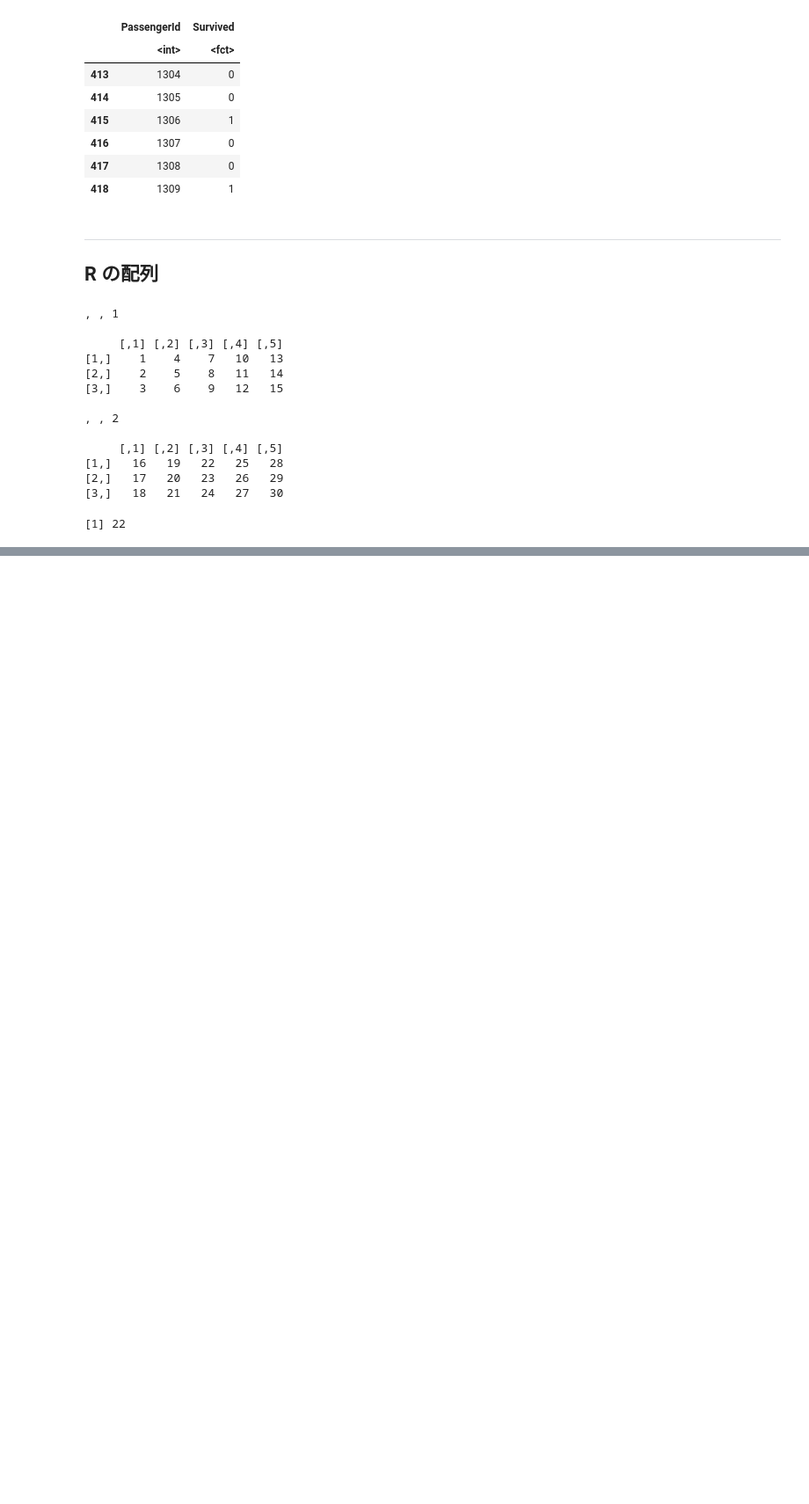
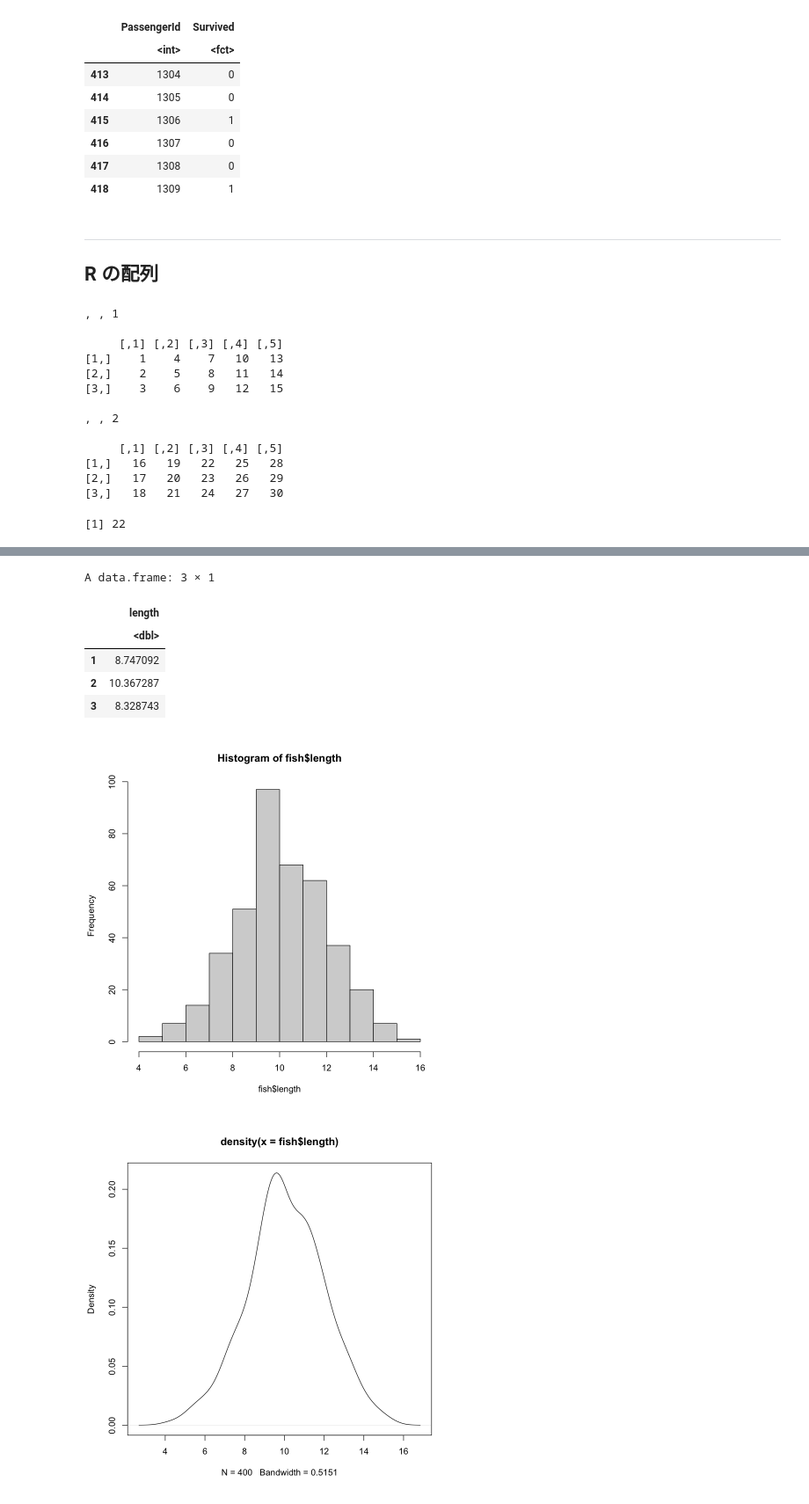
Before and after one commit to wang-zhijun/learn-statistics, a Jupyter notebook: learn-r.ipynb, the cells around one changed output, grey strips where cells are left out. Shown at 88% size. Saved outputs shown, nothing was run; the diff lists cells and outputs as text; code cells hidden in the pictures; blank space fills up the shorter version.

Commit message:
Rのカーネル型密度関数(density)

```diff
--- a/learn-r.ipynb
+++ b/learn-r.ipynb
@@ -1612,0 +1613,22 @@ print(result)
+# %%
+fish <- read.csv("./book-r-stan-bayesian-model-intro/book-data/2-2-1-fish.csv")
+head(fish, n = 3)
+
+# ヒストグラム
+hist(fish$length)
+
+
+# カーネル密度推定 ----------------------------------------------------------------
+
+# カーネル密度推定
+kernel_density <- density(fish$length)
+plot(kernel_density)
+# %% [output]
+A data.frame: 3 × 1
+|  | length |
+|  | <dbl> |
+| 1 | 8.747092 |
+| 2 | 10.367287 |
+| 3 | 8.328743 |
+[figure, added]
+[figure, added]
```
Also changed, not shown: parts of 4 cells of this notebook.
